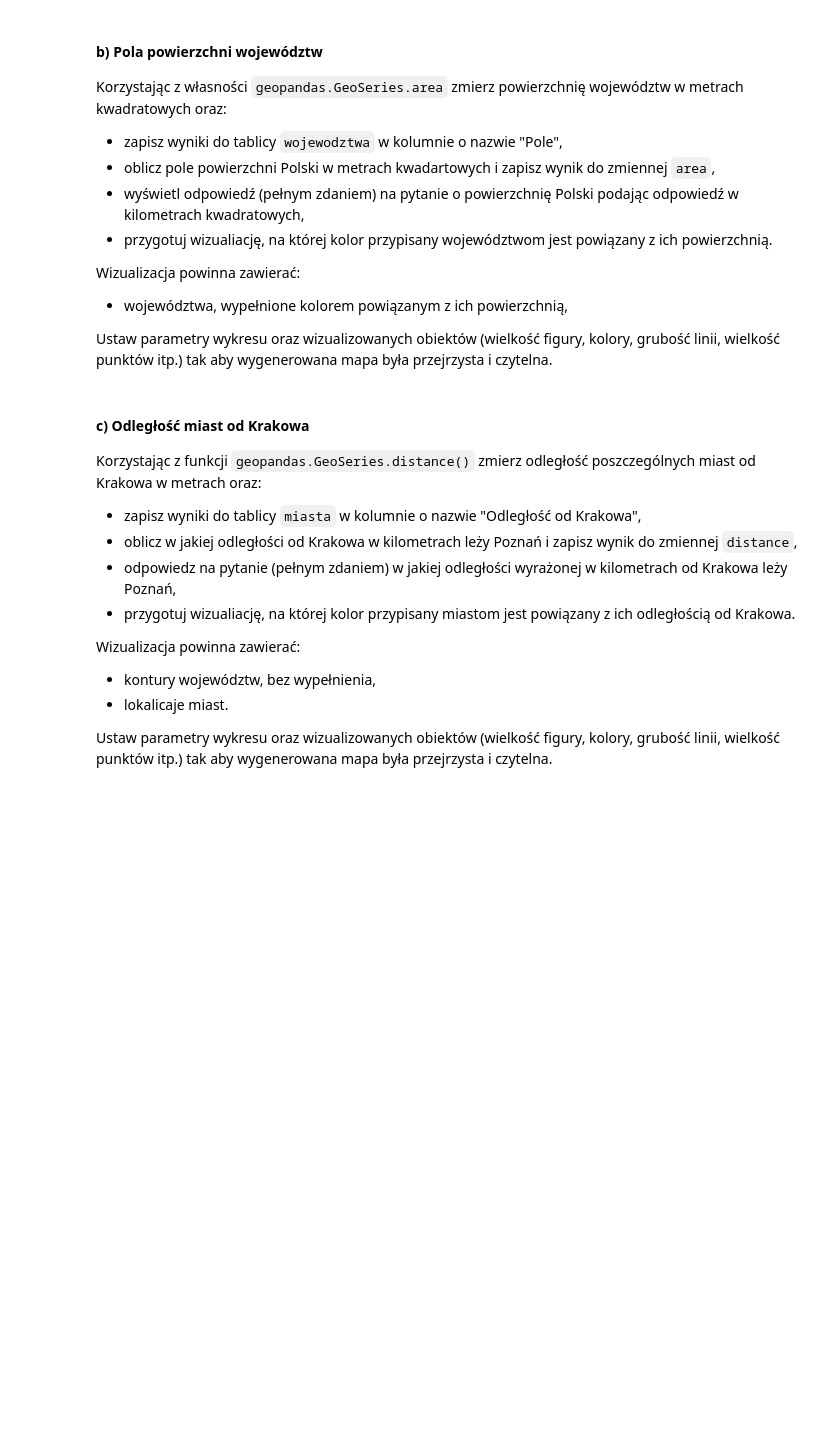
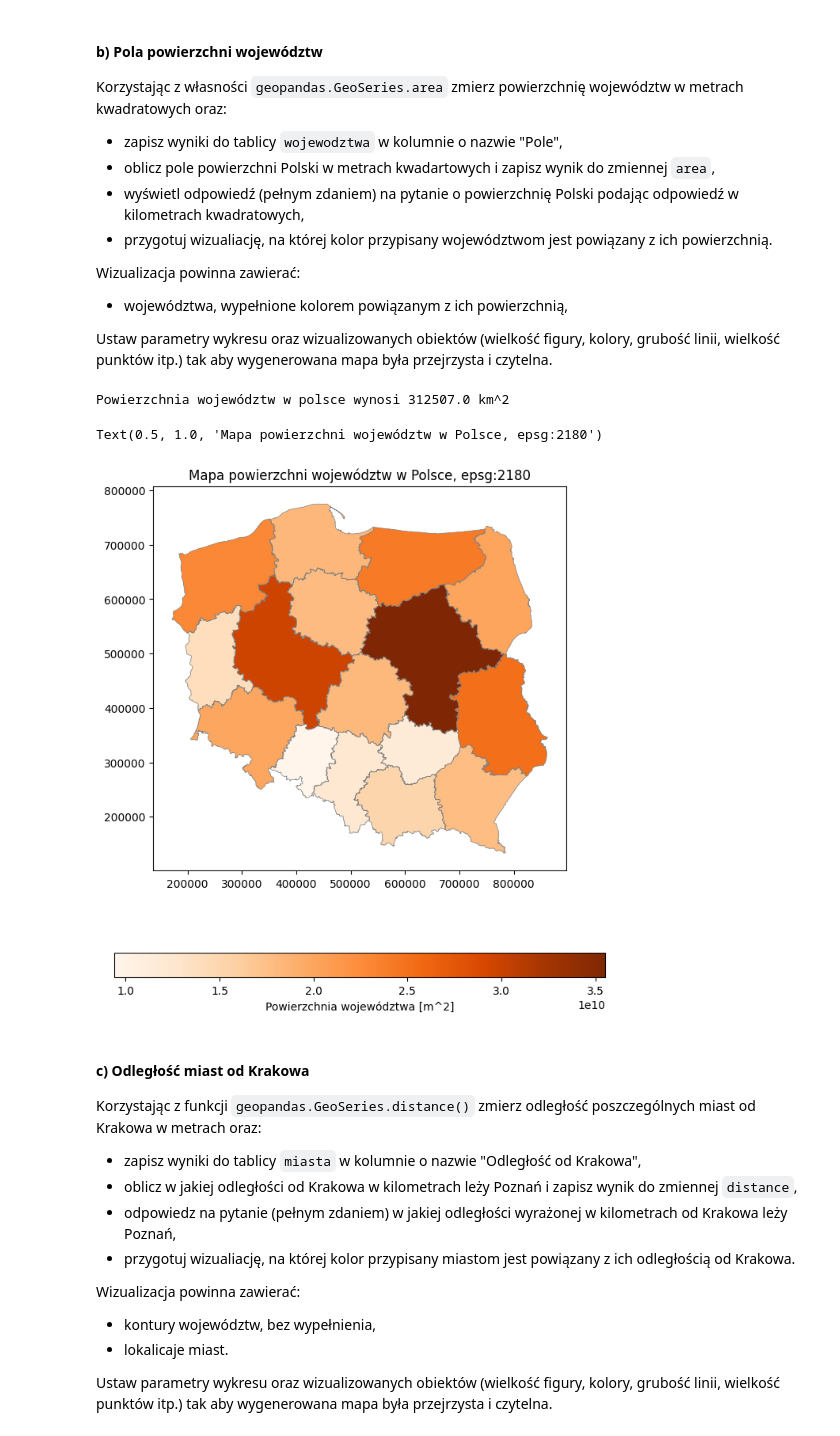
Before and after one commit to zuzannabrauer/spatialDataAnalysis, a Jupyter notebook: ZZ07.ipynb, the cells around one changed output. Drawn from its saved outputs; the diff is of its cells as text; code cells hidden in the pictures; blank space fills up the shorter version.

```diff
--- a/ZZ07.ipynb
+++ b/ZZ07.ipynb
@@ -163,8 +187,12 @@ Wizualizacja powinna zawierać:
 Ustaw parametry wykresu oraz wizualizowanych obiektów (wielkość figury, kolory, grubość linii, wielkość punktów itp.) tak aby wygenerowana mapa była przejrzysta i czytelna.
 # %%
 # Obliczenia
-# YOUR CODE HERE
-raise NotImplementedError()
+wojewodztwa["Pole"] = wojewodztwa.area
+area= np.sum(wojewodztwa["Pole"])
+area_km = np.round(area/1000/1000)
+print("Powierzchnia województw w polsce wynosi" ,area_km ,"km^2")
+# %% [output]
+Powierzchnia województw w polsce wynosi 312507.0 km^2
 # %%
 # Komórka testowa
 assert np.all(np.isclose(wojewodztwa["Pole"].values, np.array([1.23170381e+10, 9.39998646e+09, 1.16972569e+10, 1.83069651e+10,
@@ -174,8 +202,16 @@ assert np.all(np.isclose(wojewodztwa["Pole"].values, np.array([1.23170381e+10, 9
 assert np.isclose(area, 312506644577.3843)
 # %%
 # Wizualizacja
-# YOUR CODE HERE
-raise NotImplementedError()
+fig, ax = plt.subplots(figsize=(8,9))
+cmap = sns.color_palette("Oranges", as_cmap=True)
+wojewodztwa.plot(ax=ax,column = wojewodztwa.Pole,legend=True, linewidth=2.5, cmap=cmap,
+                 legend_kwds={'label': "Powierzchnia województwa [m^2]",'orientation': 'horizontal'})
+wojewodztwa.boundary.plot(ax=ax, color = 'gray', linewidth=0.5)
+
+ax.set_title("Mapa powierzchni województw w Polsce, epsg:2180")
+# %% [output]
+Text(0.5, 1.0, 'Mapa powierzchni województw w Polsce, epsg:2180')
+[figure, added]
 # %% [markdown]
 #### c) Odległość miast od Krakowa
 Korzystając z funkcji `geopandas.GeoSeries.distance()` zmierz odległość poszczególnych miast od Krakowa w metrach oraz:
```
Also changed, not shown: parts of 6 cells of this notebook.
